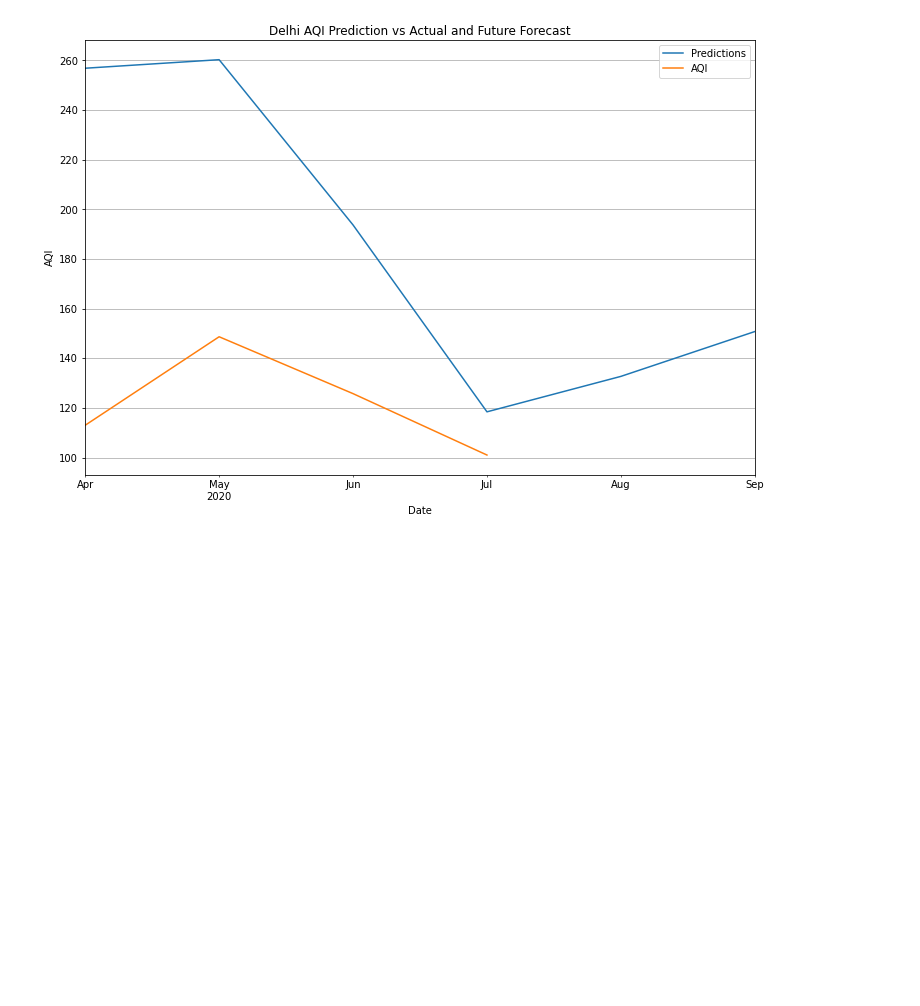
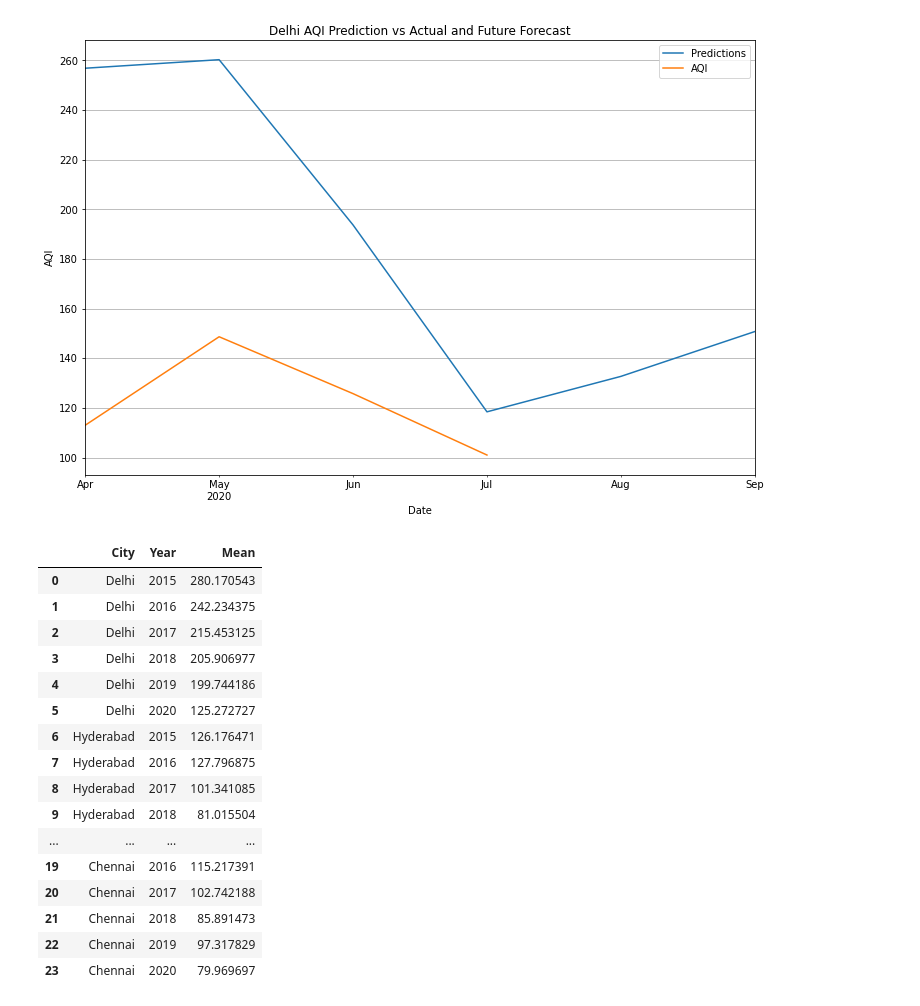
Before and after one commit to harshbansal7/AQI-Analysis-SARIMAX, a Jupyter notebook: AQI_Final_Notebook.ipynb, the cells around one changed output. Cells and saved outputs as stored; diff of their text form; code cells hidden in the pictures; blank space fills up the shorter version.

```diff
--- a/AQI_Final_Notebook.ipynb
+++ b/AQI_Final_Notebook.ipynb
@@ -297,0 +314,20 @@ Text(0.5, 0, 'Date')
+# %%
+df
+# %% [output]
+|  | City | Year | Mean |
+| 0 | Delhi | 2015 | 280.170543 |
+| 1 | Delhi | 2016 | 242.234375 |
+| 2 | Delhi | 2017 | 215.453125 |
+| 3 | Delhi | 2018 | 205.906977 |
+| 4 | Delhi | 2019 | 199.744186 |
+| 5 | Delhi | 2020 | 125.272727 |
+| 6 | Hyderabad | 2015 | 126.176471 |
+| 7 | Hyderabad | 2016 | 127.796875 |
+| 8 | Hyderabad | 2017 | 101.341085 |
+| 9 | Hyderabad | 2018 | 81.015504 |
+| ... | ... | ... | ... |
+| 19 | Chennai | 2016 | 115.217391 |
+| 20 | Chennai | 2017 | 102.742188 |
+| 21 | Chennai | 2018 | 85.891473 |
+| 22 | Chennai | 2019 | 97.317829 |
+| 23 | Chennai | 2020 | 79.969697 |
```
Also changed, not shown: parts of 8 cells of this notebook.
